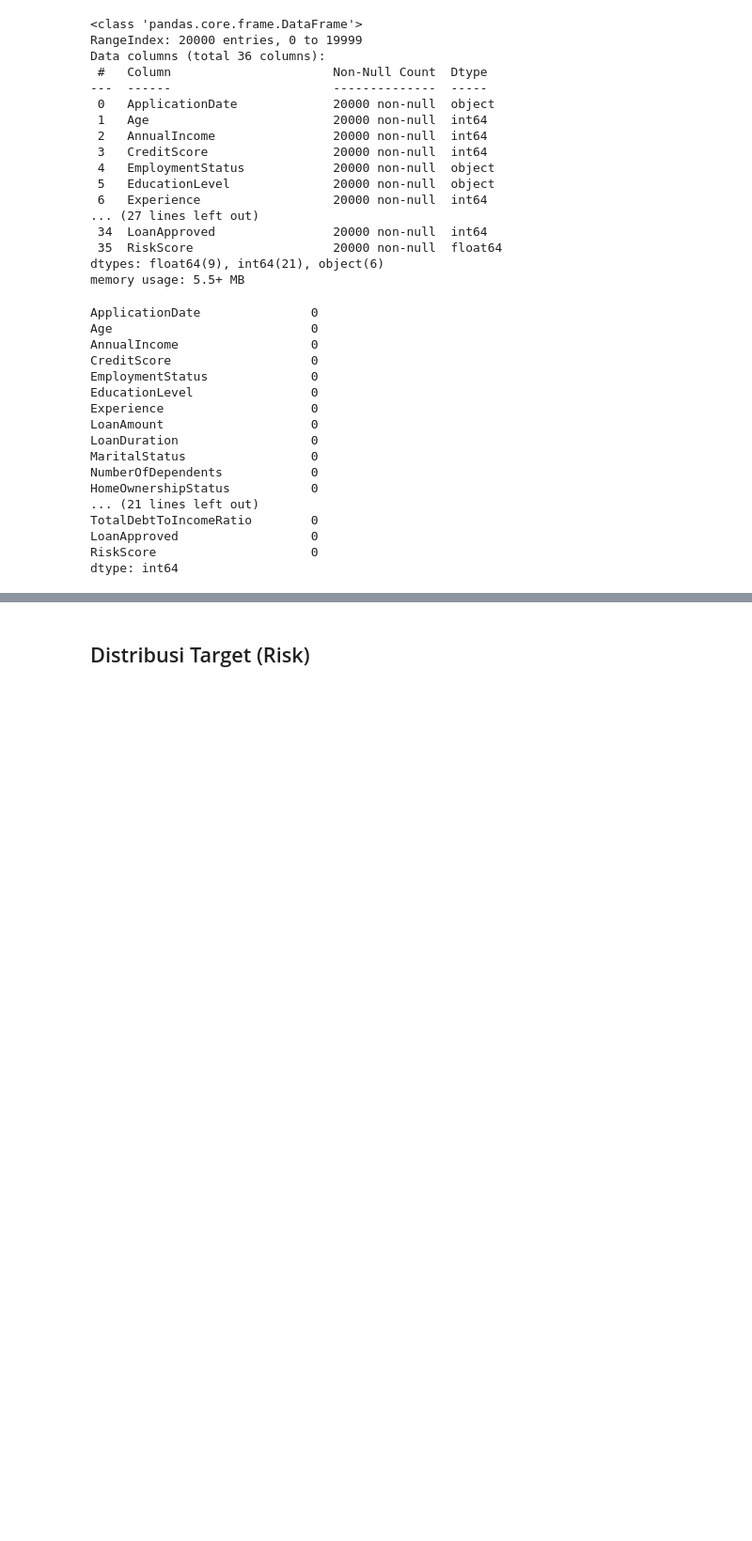
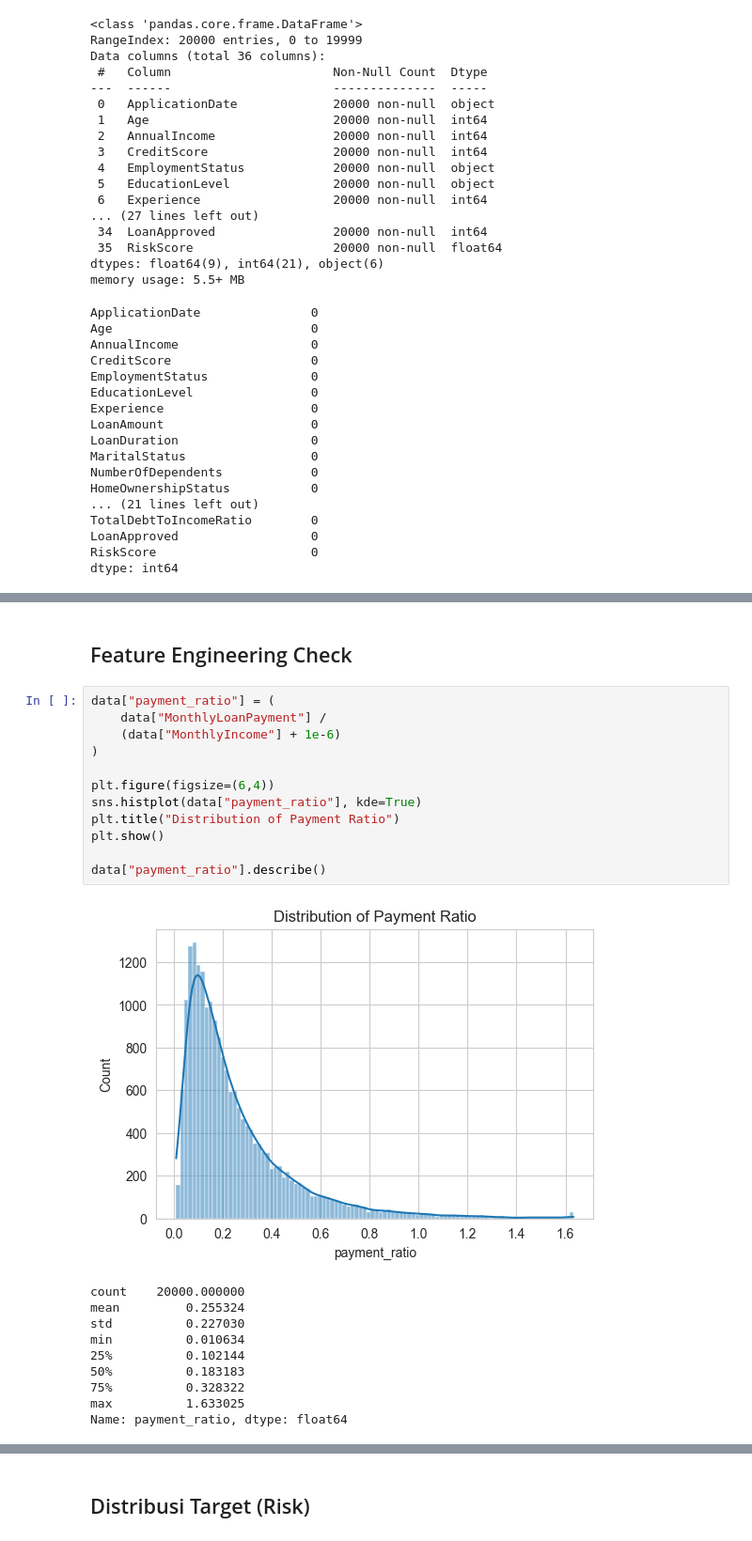
Before and after one commit to sseptiannn/finalproject_dibimbing_aiml8, a Jupyter notebook: notebooks/1_proses_eda.ipynb, the cells around one changed output, grey strips where cells are left out. Shown at 94% size. Saved outputs shown, nothing was run; the diff lists cells and outputs as text; blank space fills up the shorter version.

```diff
--- a/notebooks/1_proses_eda.ipynb
+++ b/notebooks/1_proses_eda.ipynb
@@ -69,0 +229,25 @@ dtype: int64
+# %% [markdown]
+## Feature Engineering Check
+# %%
+data["payment_ratio"] = (
+    data["MonthlyLoanPayment"] /
+    (data["MonthlyIncome"] + 1e-6)
+)
+
+plt.figure(figsize=(6,4))
+sns.histplot(data["payment_ratio"], kde=True)
+plt.title("Distribution of Payment Ratio")
+plt.show()
+
+data["payment_ratio"].describe()
+# %% [output]
+[figure, added]
+count    20000.000000
+mean         0.255324
+std          0.227030
+min          0.010634
+25%          0.102144
+50%          0.183183
+75%          0.328322
+max          1.633025
+Name: payment_ratio, dtype: float64
```
Also changed, not shown: parts of 19 cells of this notebook, 9 other files.
